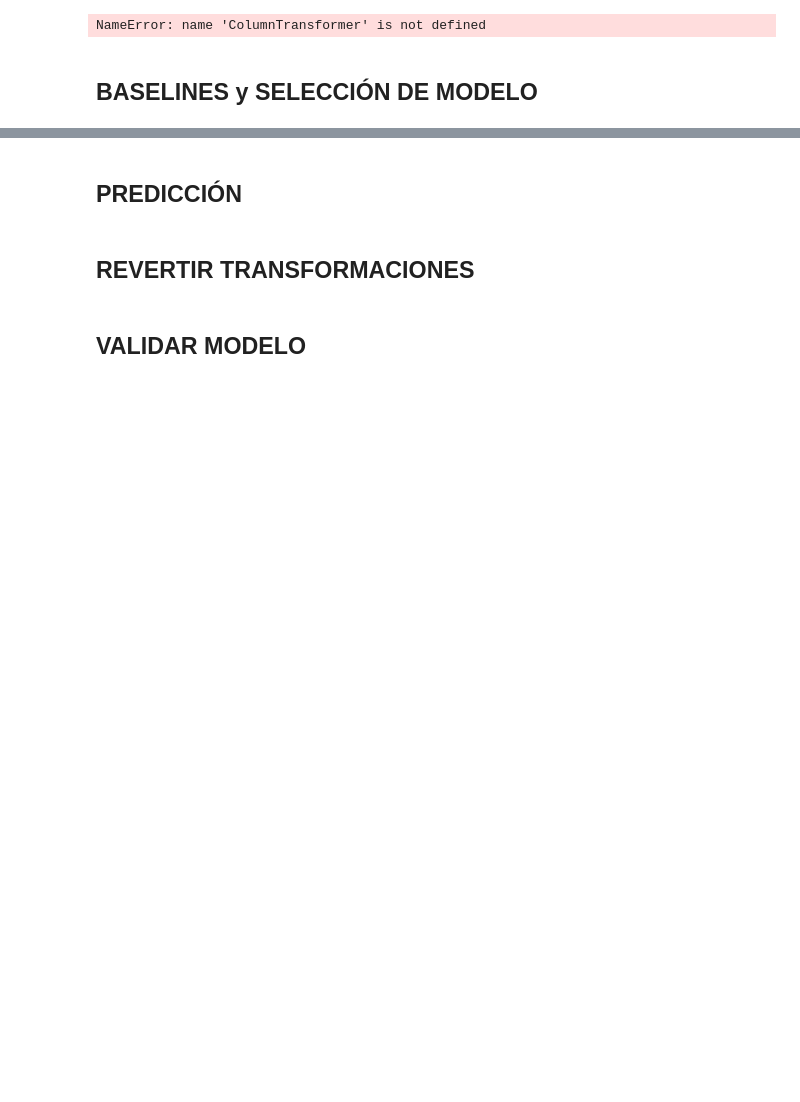
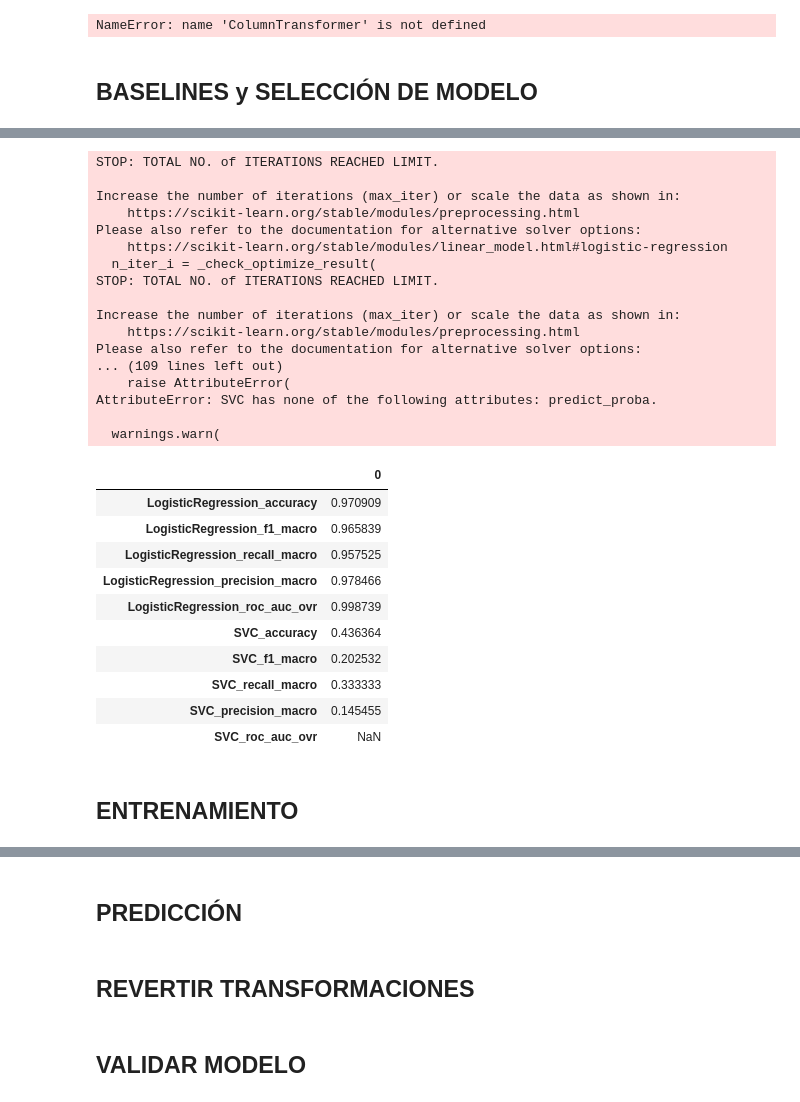
Before and after one commit to LauraGSanchz/DS_PT_09_2023, a Jupyter notebook: Machine_Learning/1-Supervisado/4-Ejercicio/ML_penguins.ipynb, the cells around one changed output, grey strips where cells are left out. Saved outputs shown, nothing was run; the diff lists cells and outputs as text; code cells hidden in the pictures; blank space fills up the shorter version.

```diff
--- a/Machine_Learning/1-Supervisado/4-Ejercicio/ML_penguins.ipynb
+++ b/Machine_Learning/1-Supervisado/4-Ejercicio/ML_penguins.ipynb
@@ -233,7 +230,7 @@ dtype: int64
 # %% [markdown]
 ## DIVISIÓN DE DATOS
 # %%
-train, test = train_test_split(df, test_size=0.8, random_state=42)
+X_train, X_test, y_train, y_test = train_test_split(df.drop(columns='species'),df['species'], test_size=0.2, random_state=42)
 
 # hemos quitado especies de la x porq es target
 # %% [markdown]
@@ -256,0 +250,4 @@ train
+# %%
+le= LabelEncoder()
+X_train['island'] = le.fit_transform(X_train['island'])
+X_test['island'] = le.transform(X_test['island'])
@@ -256,0 +266,13 @@ train
+# %%
+minmaxcol = ['bill_length_mm','bill_depth_mm','flipper_length_mm', 'body_mass_g']
+minmax = MinMaxScaler()
+
+minmax.fit(X_train[minmaxcol])
+
+X_train_sca_minmax = minmax.transform(X_train_sca_ohe[minmaxcol])
+X_train_sca_ohe[minmaxcol] = X_train_sca_minmax
+
+
+X_test_sca_minmax = minmax.transform(X_test_sca_ohe[minmaxcol])
+
+X_test_sca_ohe[minmaxcol] = X_test_sca_minmax
@@ -278,0 +355,55 @@ NameError: name 'ColumnTransformer' is not defined
+# %%
+modelos = {
+    "LogisticRegression": LogisticRegression(),
+     "SVC": SVC()
+}
+
+resultados_dict = {}
+# MÉTRICAS:
+
+metricas = ['accuracy', 'f1_macro', 'recall_macro','precision_macro','roc_auc_ovr']
+# f1 macro porq f1 está para binarias solo y daria error
+
+for nombre_modelo, modelo in modelos.items():
+   cv_resultados = cross_validate(modelo, X_train_sca_ohe, y_train, cv=5, scoring=metricas)
+
+   for metrica in metricas:
+      clave = f'{nombre_modelo}_{metrica}'
+      resultados_dict[clave] = cv_resultados[f'test_{metrica}'].mean()
+
+# }convertir el diccionario en df
+
+resultados_df = pd.DataFrame([resultados_dict])
+
+resultados_df.T
+# %% [output]
+STOP: TOTAL NO. of ITERATIONS REACHED LIMIT.
+
+Increase the number of iterations (max_iter) or scale the data as shown in:
+    https://scikit-learn.org/stable/modules/preprocessing.html
+Please also refer to the documentation for alternative solver options:
+    https://scikit-learn.org/stable/modules/linear_model.html#logistic-regression
+  n_iter_i = _check_optimize_result(
+STOP: TOTAL NO. of ITERATIONS REACHED LIMIT.
+
+Increase the number of iterations (max_iter) or scale the data as shown in:
+    https://scikit-learn.org/stable/modules/preprocessing.html
+Please also refer to the documentation for alternative solver options:
+... (109 lines left out)
+    raise AttributeError(
+AttributeError: SVC has none of the following attributes: predict_proba.
+
+  warnings.warn(
+|  | 0 |
+| LogisticRegression_accuracy | 0.970909 |
+| LogisticRegression_f1_macro | 0.965839 |
+| LogisticRegression_recall_macro | 0.957525 |
+| LogisticRegression_precision_macro | 0.978466 |
+| LogisticRegression_roc_auc_ovr | 0.998739 |
+| SVC_accuracy | 0.436364 |
+| SVC_f1_macro | 0.202532 |
+| SVC_recall_macro | 0.333333 |
+| SVC_precision_macro | 0.145455 |
+| SVC_roc_auc_ovr | NaN |
+# %% [markdown]
+## ENTRENAMIENTO
```
Also changed, not shown: parts of 30 cells of this notebook, 4 other files.
